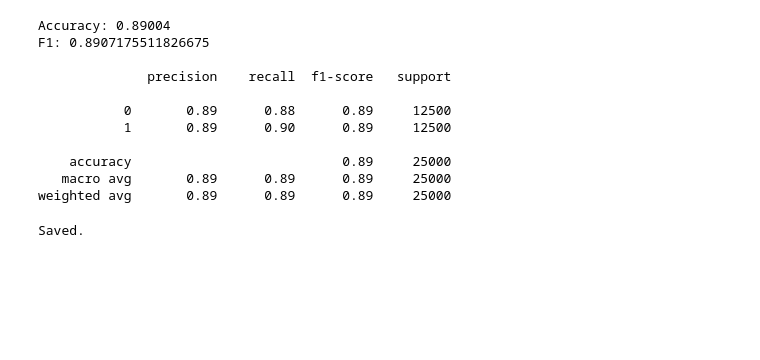
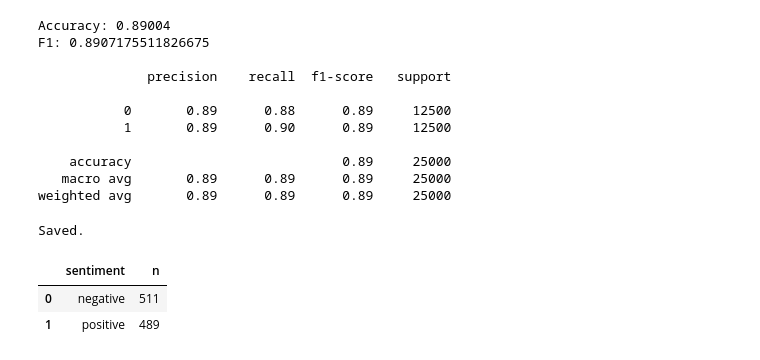
Before and after one commit to AdamS232/ai-trainee-AdamS232, a Jupyter notebook: day02/imdb_eda.ipynb, the cells around one changed output. Saved outputs shown, nothing was run; the diff lists cells and outputs as text; code cells hidden in the pictures; blank space fills up the shorter version.

```diff
--- a/day02/imdb_eda.ipynb
+++ b/day02/imdb_eda.ipynb
@@ -145,3 +145,18 @@ joblib.dump(pipe, "models/day02_baseline.joblib")
 print("Saved.")
 # %% [output]
 Saved.
+# %%
+import sqlite3, pandas as pd
+
+df = pd.read_csv("data/raw/imdb_train.csv").sample(1000, random_state=42)
+df["sentiment"] = df["label"].map({0: "negative", 1: "positive"})
+
+con = sqlite3.connect("reviews.db")
+df.to_sql("reviews", con, if_exists="replace", index=False)
+
+# Query it back
+pd.read_sql("SELECT sentiment, COUNT(*) AS n FROM reviews GROUP BY sentiment;", con)
+# %% [output]
+|  | sentiment | n |
+| 0 | negative | 511 |
+| 1 | positive | 489 |
```
Also changed, not shown: 9 other files.
